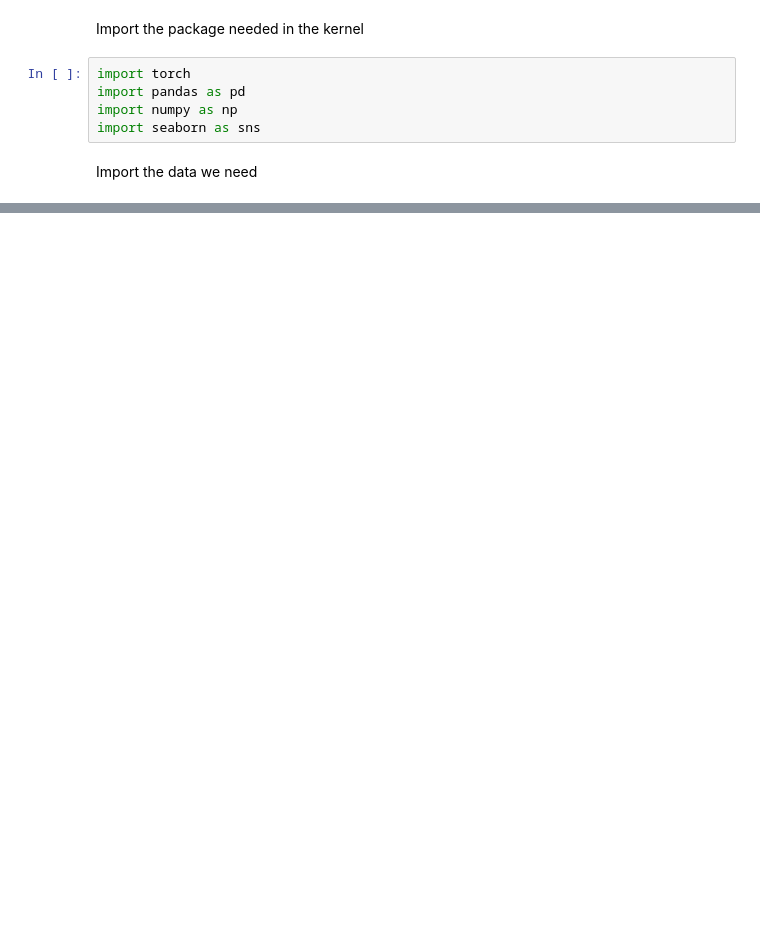
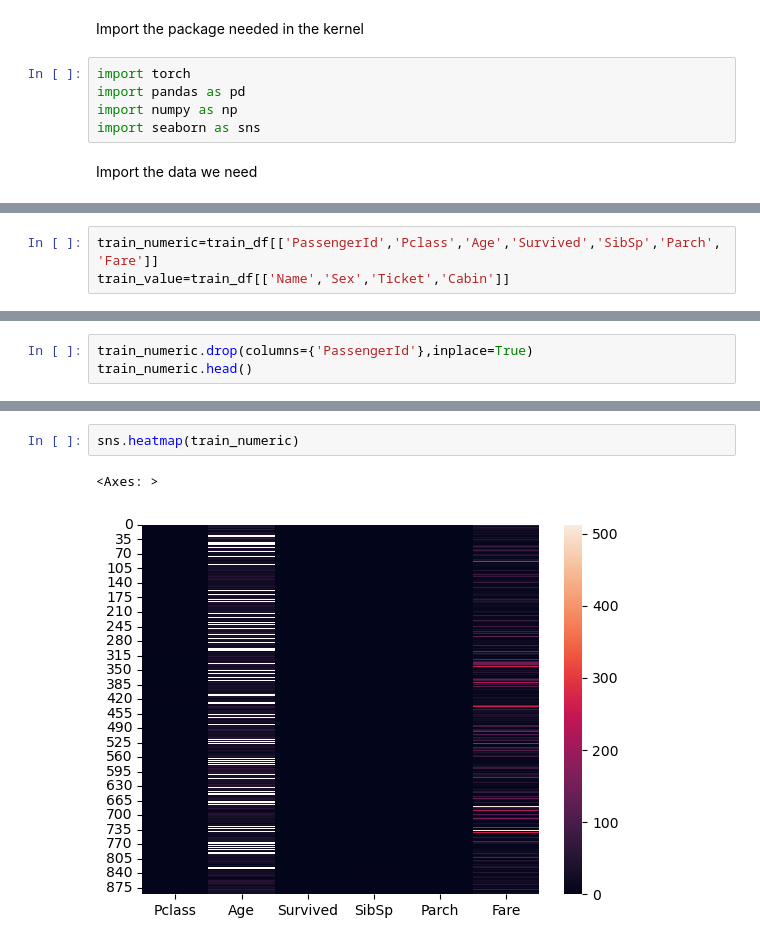
Before and after one commit to 9963KK/66dayslearning_data_science, a Jupyter notebook: titanic.ipynb, the cells around one changed output, grey strips where cells are left out. Drawn from its saved outputs; the diff is of its cells as text; blank space fills up the shorter version.

```diff
--- a/titanic.ipynb
+++ b/titanic.ipynb
@@ -68,0 +46,3 @@ Name: Pclass, dtype: int64
+# %%
+train_numeric=train_df[['PassengerId','Pclass','Age','Survived','SibSp','Parch','Fare']]
+train_value=train_df[['Name','Sex','Ticket','Cabin']]
@@ -68,0 +67,3 @@ Name: Pclass, dtype: int64
+# %%
+train_numeric.drop(columns={'PassengerId'},inplace=True)
+train_numeric.head()
@@ -68,0 +81,5 @@ Name: Pclass, dtype: int64
+# %%
+sns.heatmap(train_numeric)
+# %% [output]
+<Axes: >
+[figure, added]
```
Also changed, not shown: parts of 12 cells of this notebook.
